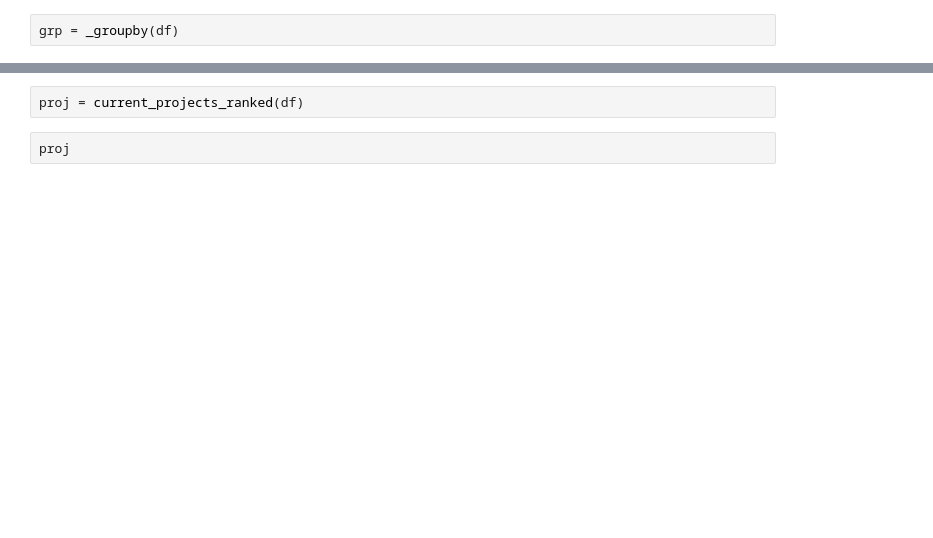
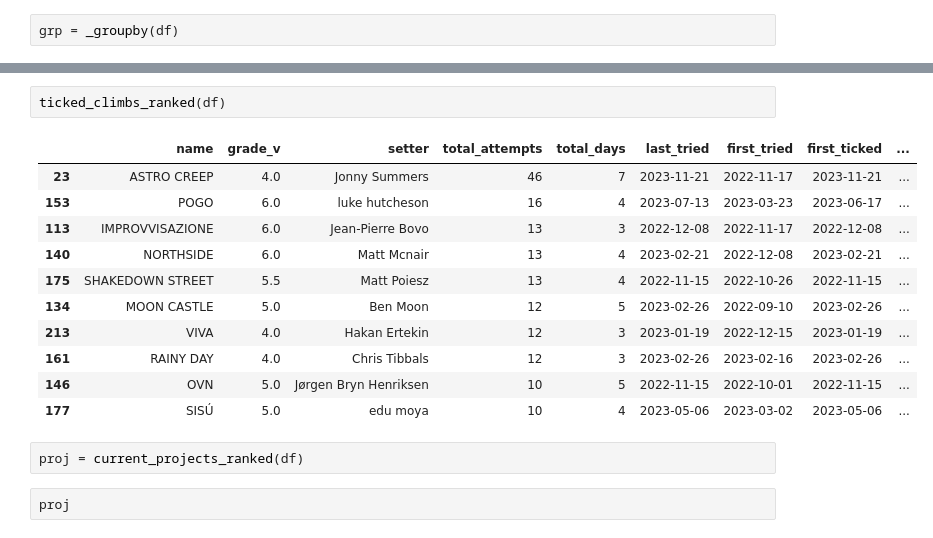
Before and after one commit to mwcoleman/moonscraper, a Jupyter notebook: eda.ipynb, the cells around one changed output, grey strips where cells are left out. Saved outputs shown, nothing was run; the diff lists cells and outputs as text; blank space fills up the shorter version.

```diff
--- a/eda.ipynb
+++ b/eda.ipynb
@@ -165,3 +185,17 @@ tempdf
+# %%
+ticked_climbs_ranked(df)
+# %% [output]
+|  | name | grade_v | setter | total_attempts | total_days | last_tried | first_tried | first_ticked | ... |
+| 23 | ASTRO CREEP | 4.0 | Jonny Summers | 46 | 7 | 2023-11-21 | 2022-11-17 | 2023-11-21 | ... |
+| 153 | POGO | 6.0 | luke hutcheson | 16 | 4 | 2023-07-13 | 2023-03-23 | 2023-06-17 | ... |
+| 113 | IMPROVVISAZIONE | 6.0 | Jean-Pierre Bovo | 13 | 3 | 2022-12-08 | 2022-11-17 | 2022-12-08 | ... |
+| 140 | NORTHSIDE | 6.0 | Matt Mcnair | 13 | 4 | 2023-02-21 | 2022-12-08 | 2023-02-21 | ... |
+| 175 | SHAKEDOWN STREET | 5.5 | Matt Poiesz | 13 | 4 | 2022-11-15 | 2022-10-26 | 2022-11-15 | ... |
+| 134 | MOON CASTLE | 5.0 | Ben Moon | 12 | 5 | 2023-02-26 | 2022-09-10 | 2023-02-26 | ... |
+| 213 | VIVA | 4.0 | Hakan Ertekin | 12 | 3 | 2023-01-19 | 2022-12-15 | 2023-01-19 | ... |
+| 161 | RAINY DAY | 4.0 | Chris Tibbals | 12 | 3 | 2023-02-26 | 2023-02-16 | 2023-02-26 | ... |
+| 146 | OVN | 5.0 | Jørgen Bryn Henriksen | 10 | 5 | 2022-11-15 | 2022-10-01 | 2022-11-15 | ... |
+| 177 | SISÚ | 5.0 | edu moya | 10 | 4 | 2023-05-06 | 2023-03-02 | 2023-05-06 | ... |
 # %%
 proj = current_projects_ranked(df)
 # %%
```
Also changed, not shown: parts of 5 cells of this notebook, 1 other file.
